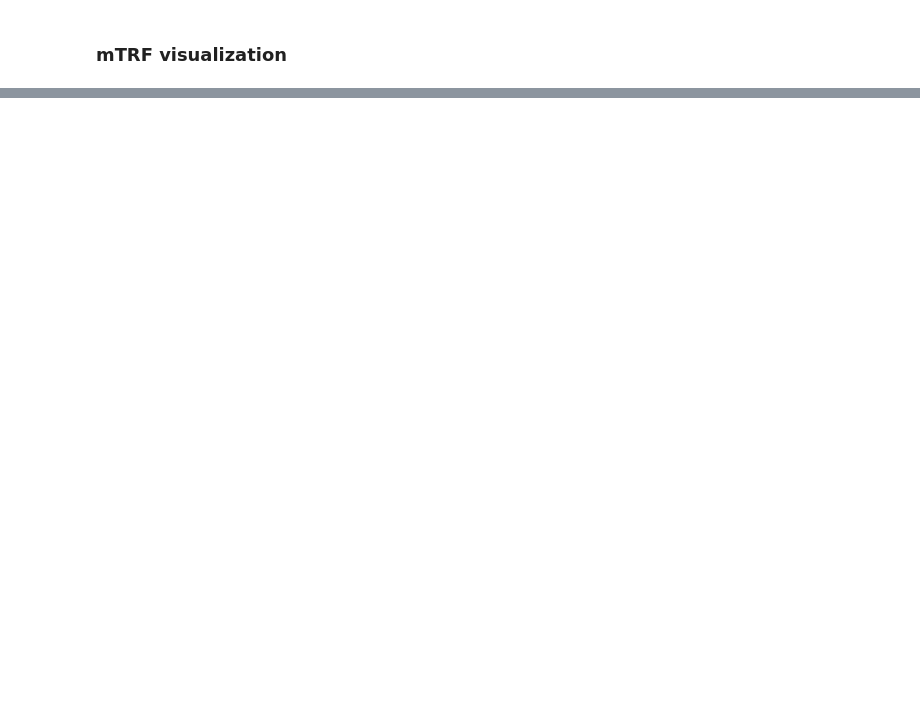
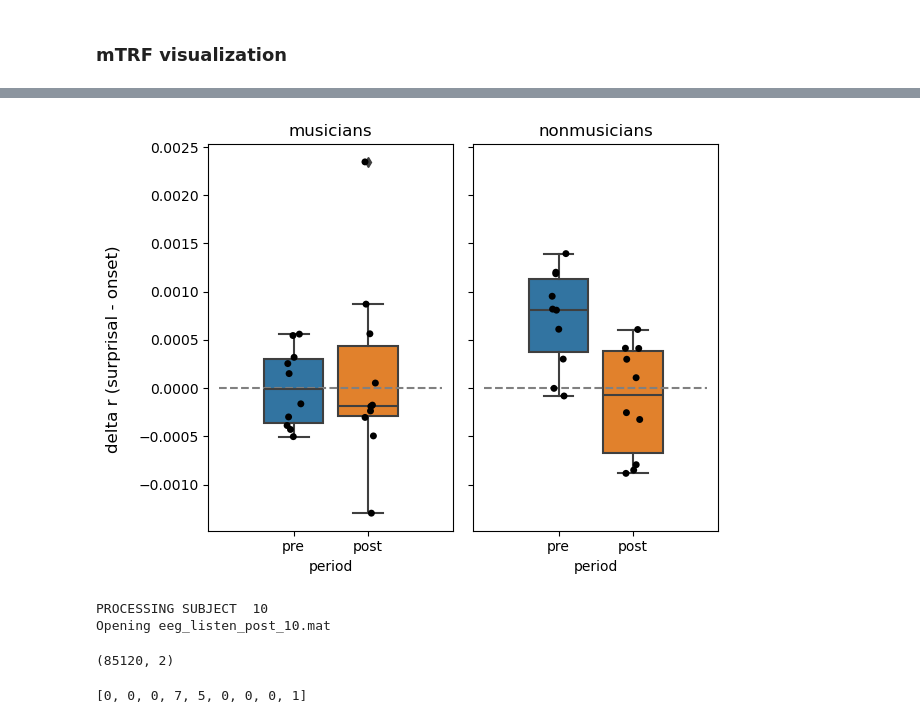
Before and after one commit to haiqin-zhang/AM-EEG, a Jupyter notebook: analysis_listen/mTRF_stats.ipynb, the cells around one changed output, grey strips where cells are left out. Drawn from its saved outputs; the diff is of its cells as text; code cells hidden in the pictures; blank space fills up the shorter version.

```diff
--- a/analysis_listen/mTRF_stats.ipynb
+++ b/analysis_listen/mTRF_stats.ipynb
@@ -608,0 +371,8 @@ plt.legend()"""
+# %%
+#prepare dataframe to plot change in r per subject across different features
+
+temp_onsets = mtrf_df_tocompare[mtrf_df_tocompare['features'] == 'onsets']
+temp_surprisal = mtrf_df_tocompare[mtrf_df_tocompare['features'] == 'surprisal']
+
+mTRF_rdiff = pd.merge(temp_onsets, temp_surprisal, on=['subject', 'group', 'period'], suffixes = ('_onsets', '_surprisal'))
+mTRF_rdiff['delta_r'] = mTRF_rdiff['mean_r_surprisal']-mTRF_rdiff['mean_r_onsets']
@@ -608,0 +423,23 @@ plt.legend()"""
+# %%
+fig, axes = plt.subplots(1,2, sharey = True)
+
+for i, group in enumerate(groups):
+    sns.boxplot(data = mTRF_rdiff[mTRF_rdiff['group'] == group], x = 'period', y = 'delta_r', ax = axes[i])
+    sns.stripplot(data = mTRF_rdiff[mTRF_rdiff['group'] == group], x = 'period', y = 'delta_r', ax = axes[i], color = 'black')
+    axes[i].set_title(group)
+    axes[i].set_ylabel('')
+    axes[i].hlines(0,-1,2, color = 'grey', linestyles = "--")
+
+fig.supylabel('delta r (surprisal - onset)')
+plt.tight_layout()
+# %% [output]
+[figure, added]
+# %%
+_,stimuli_list_normalized = normalize_eeg_stimuli(['10'], 'listen', 'post', features = 'AM')
+# %% [output]
+PROCESSING SUBJECT  10
+Opening eeg_listen_post_10.mat
+# %%
+stimuli_list_normalized[0].shape
+# %% [output]
+(85120, 2)
@@ -608,0 +450,29 @@ plt.legend()"""
+# %%
+import random
+
+def shuffle_surprisal(stimuli):
+    """
+    Shuffles surprisal values (but NOT the onset positions) in a stimuli support vector.
+    stimuli: a vector of shape timepoints x features (2 features: onset and stimuli)
+        (if working with normalized stimuli lists, input the index: stimuli_list_normalized[i])
+    returns the stimuli array
+    """
+    # Find indices of non-zero values
+    nonzero_indices = [i for i, x in enumerate(stimuli) if x != 0]
+    # Extract non-zero values
+    nonzero_values = [stimuli[i] for i in nonzero_indices]
+
+    # Shuffle the non-zero values
+    random.shuffle(nonzero_values)
+
+    # Place the shuffled non-zero values back into the original list
+    for j, idx in enumerate(nonzero_indices):
+        stimuli[idx] = nonzero_values[j]
+
+    return stimuli
+
+# Example usage
+testlist = [0, 0, 0, 1, 5, 0, 0, 0, 7]
+print(shuffle_surprisal(testlist))
+# %% [output]
+[0, 0, 0, 7, 5, 0, 0, 0, 1]
```
Also changed, not shown: parts of 53 cells of this notebook, 12 other files.
